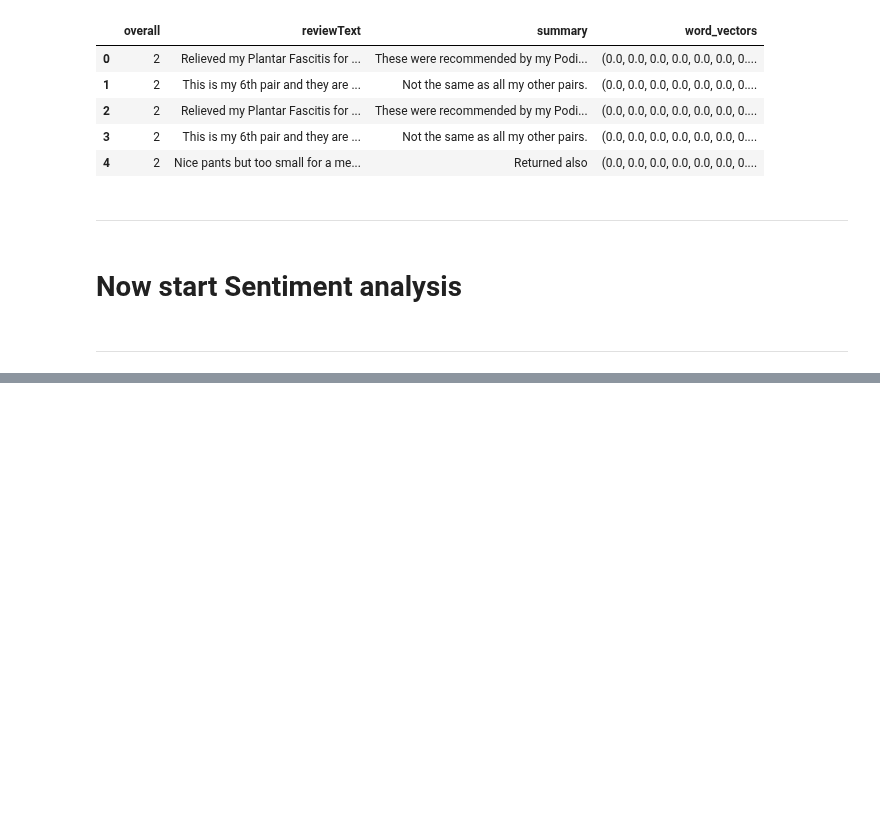
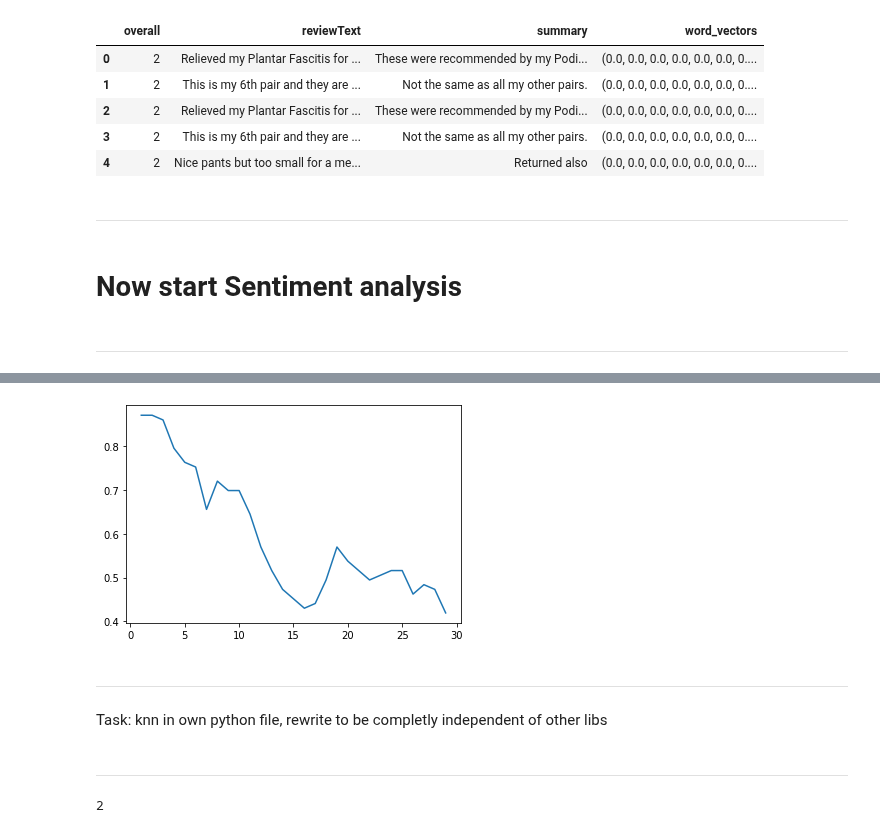
Before and after one commit to Phantomias3782/AmazonReviews, a Jupyter notebook: AmazonReviews_SentimentAnalysis.ipynb, the cells around one changed output, grey strips where cells are left out. Saved outputs shown, nothing was run; the diff lists cells and outputs as text; code cells hidden in the pictures; blank space fills up the shorter version.

```diff
--- a/AmazonReviews_SentimentAnalysis.ipynb
+++ b/AmazonReviews_SentimentAnalysis.ipynb
@@ -303,0 +212,32 @@ train_data.head()
+# %%
+test_vectors = test_data["word_vectors"].to_list()
+test_classes = test_data["overall"].to_list()
+# %%
+def test(n_test):
+
+    pred_class = []
+    for t_vector in test_vectors:
+
+        pred_class.append(knn(train_data, np.asarray(t_vector), n_test))
+
+    accuracy = accuracy_score(test_classes, pred_class)
+    #print(f"accuracy is: {accuracy}")
+    return accuracy
+# %%
+evalualtion_dict = {}
+
+for n_test in range(1, 30):
+
+    evalualtion_dict[n_test] = test(n_test)
+# %%
+# visualize
+plt.plot(list(evalualtion_dict.keys()), list(evalualtion_dict.values()))
+plt.show()
+# %% [output]
+[figure, added]
+# %% [markdown]
+----------
+# %% [markdown]
+Task: knn in own python file, rewrite to be completly independent of other libs
+# %% [markdown]
+-------------
@@ -303,0 +249,4 @@ train_data.head()
+# %%
+print(knn(train_data, data_point, 10))
+# %% [output]
+2
```
Also changed, not shown: parts of 9 cells of this notebook.
